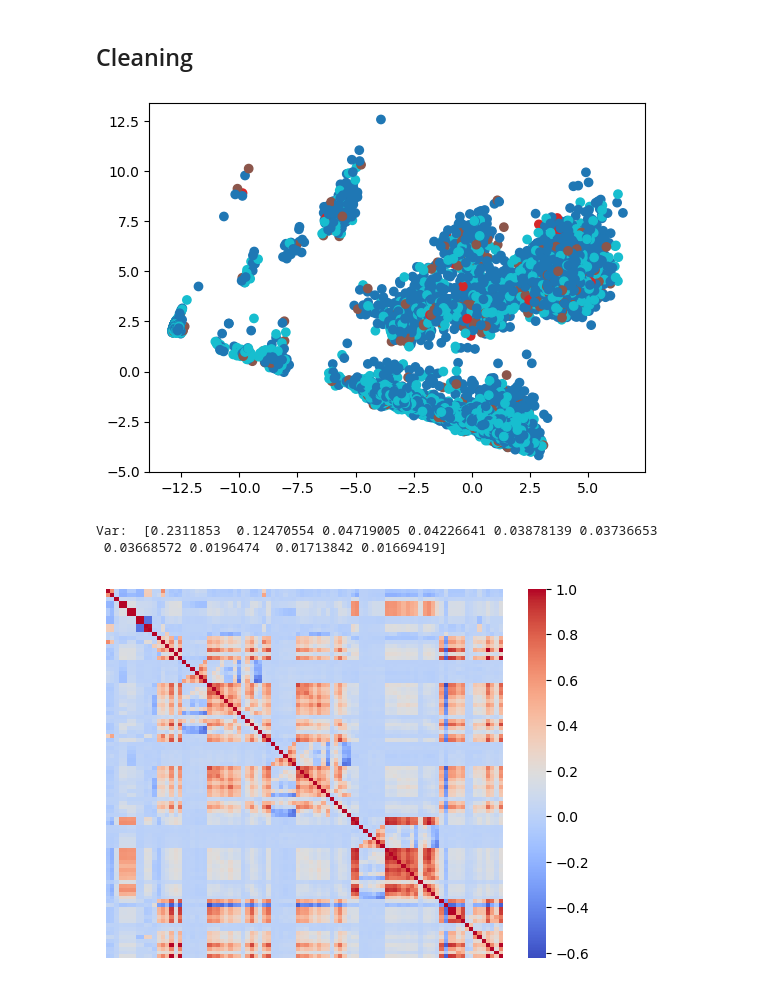
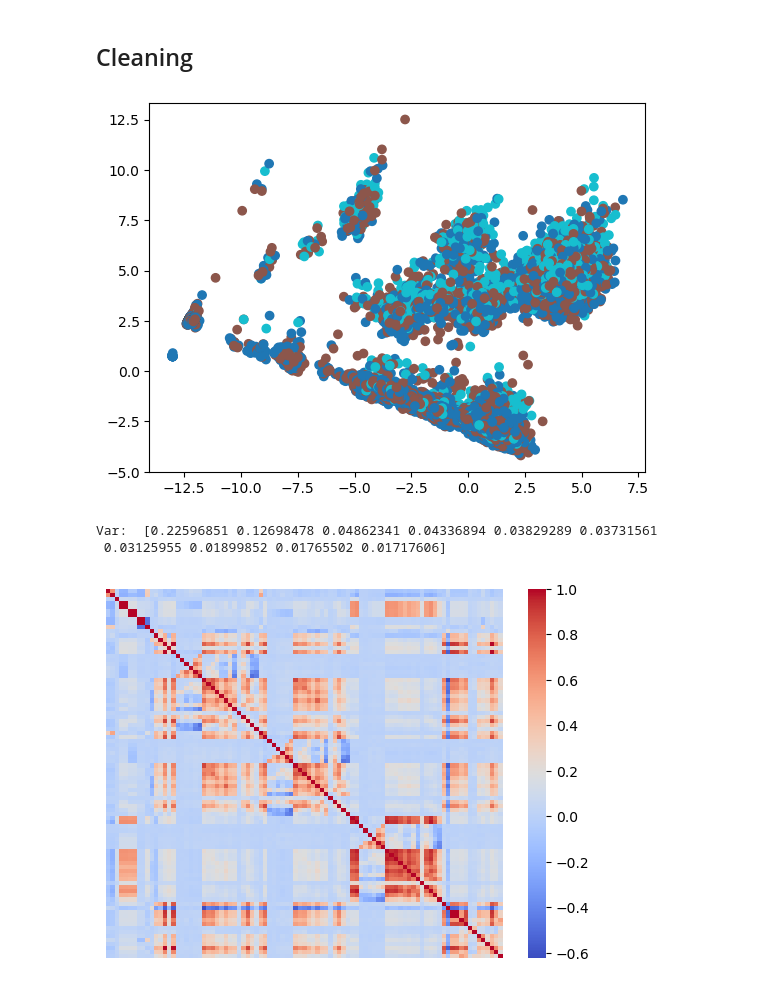
Before and after one commit to 0Davos/CS3990-ML-Final-Project, a Jupyter notebook: main.ipynb, the cells around one changed output. Cells and saved outputs as stored; diff of their text form; code cells hidden in the pictures.

Commit message:
Fixing correlation matrix and PCA for cleaned data

```diff
--- a/main.ipynb
+++ b/main.ipynb
@@ -54,31 +54,27 @@ df = df.drop(['p1_outcome', 'p2_outcome', 'p3_outcome'], axis=1)
 df.to_csv('cleaned_golf.csv', index=False)
 # %%
 df_copy = df.copy()
-df_copy = df_copy.drop(["p1_outcome", "p2_outcome", "p3_outcome",
-                        "p1_player_name", "p2_player_name", "p3_player_name",
-                        "p1_outcome_text", "p2_outcome_text", "p3_outcome_text",
-                        "event_completed", "event_name", "wx_conditions", "wx_icon",
-                        "wx_datetime_hour", "odds", "tour_p1"], axis=1)
+df_copy = df_copy.drop(["outcome"], axis=1)
 
 pd.set_option("display.max_columns", None)
 
 df_copy = df_copy.select_dtypes(include=['number'])
 df_copy = df_copy.fillna(0)
 
 scaler = StandardScaler()
 X_scaled = scaler.fit_transform(df_copy)
 
 pca = PCA(n_components=10)
 transformed_data = pca.fit_transform(X_scaled)
 
-plt.scatter(transformed_data[:, 0], transformed_data[:, 1], c=df["p1_outcome"], cmap="tab10")
+plt.scatter(transformed_data[:, 0], transformed_data[:, 1], c=df["outcome"], cmap="tab10")
 plt.show()
 
 print("Var: ", pca.explained_variance_ratio_)
 # %% [output]
-[figure, old version]
+[figure, new version]
-Var:  [0.2311853  0.12470554 0.04719005 0.04226641 0.03878139 0.03736653
- 0.03668572 0.0196474  0.01713842 0.01669419]
+Var:  [0.22596851 0.12698478 0.04862341 0.04336894 0.03829289 0.03731561
+ 0.03125955 0.01899852 0.01765502 0.01717606]
 # %%
 cor = df_copy.corr()
 import seaborn as sns
@@ -86,4 +82,4 @@ import seaborn as sns
 sns.heatmap(cor, xticklabels=False, yticklabels=False, cmap='coolwarm')
 plt.show()
 # %% [output]
-[figure, old version]
+[figure, new version]
```
